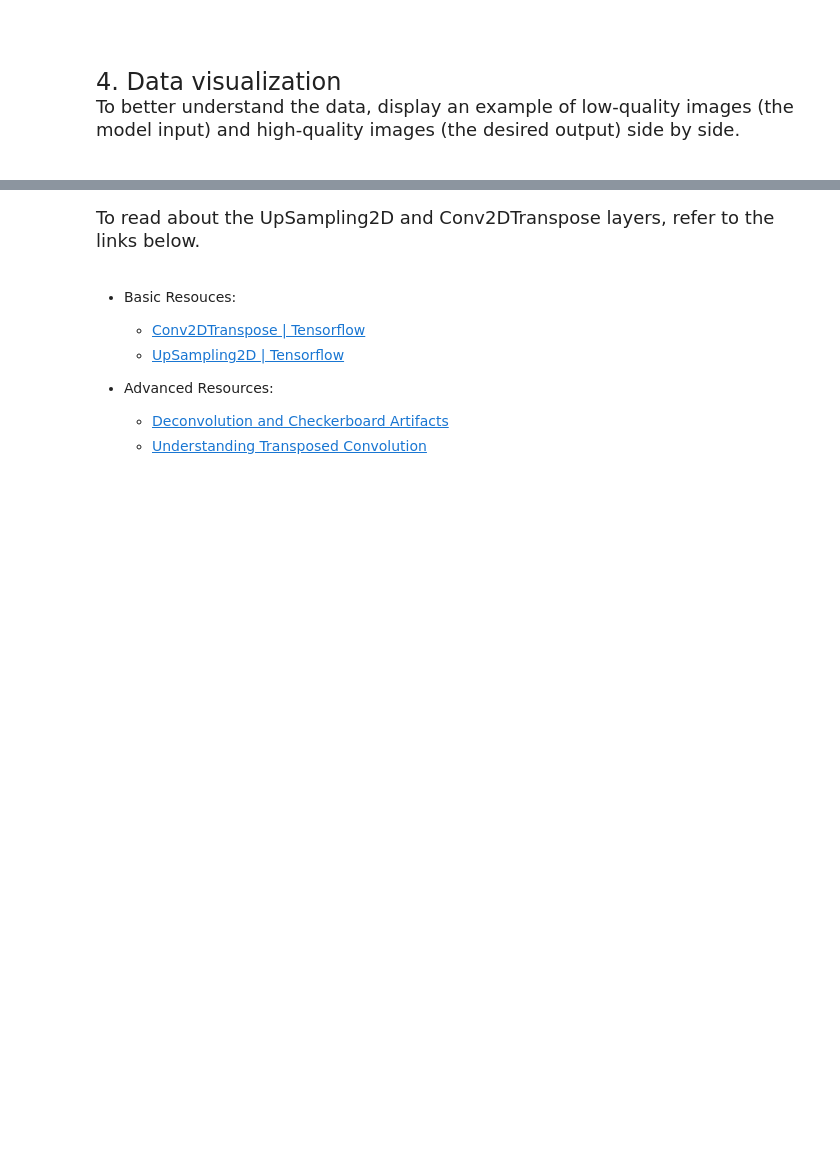
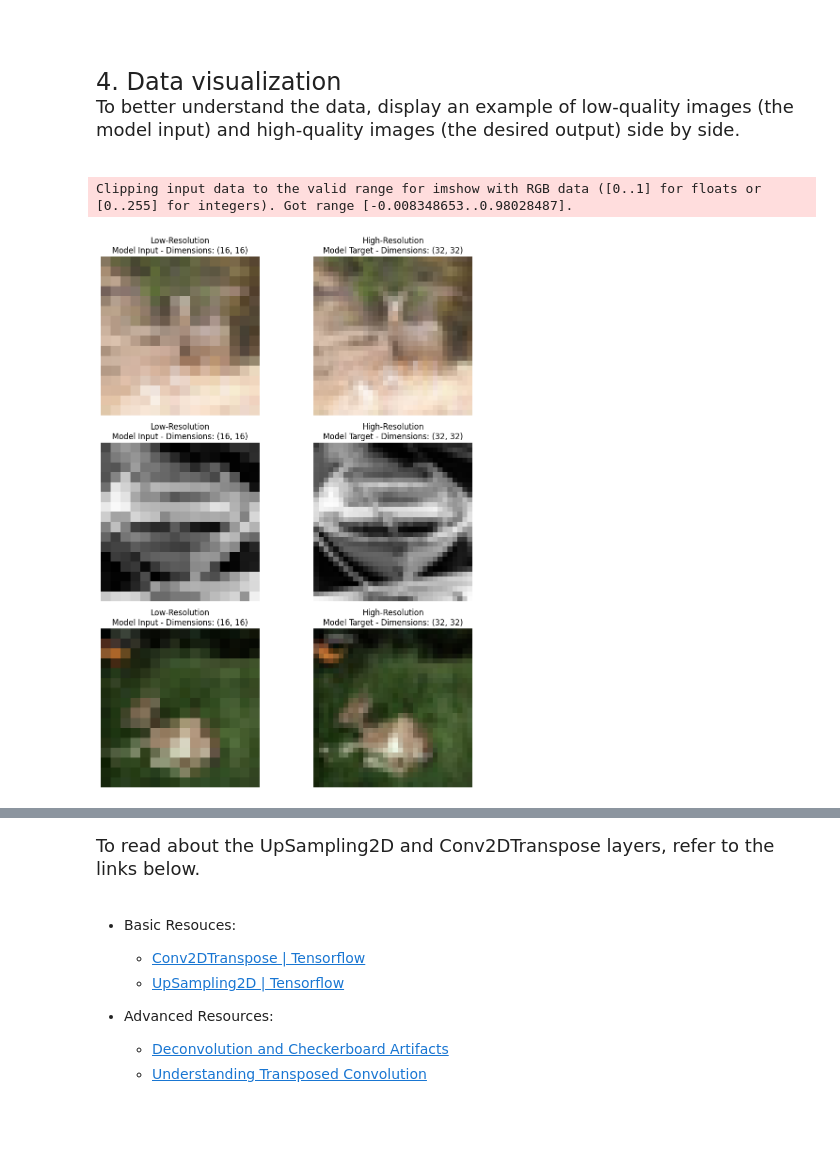
Before and after one commit to sorna-fast/super-resolution-cnn-cifar10, a Jupyter notebook: notebooks/model_training.ipynb.ipynb, the cells around one changed output, grey strips where cells are left out. Cells and saved outputs as stored; diff of their text form; code cells hidden in the pictures; blank space fills up the shorter version.

Commit message:
Draw visualize_hr_lr_comparison and Create Super Resolution function

```diff
--- a/notebooks/model_training.ipynb.ipynb
+++ b/notebooks/model_training.ipynb.ipynb
@@ -144,0 +120,6 @@ Converting dimensions from 32x32 to 16x16
+# %%
+x_train_lr, y_train_hr = create_hr_lr_pairs(x_train)
+x_test_lr, y_test_hr = create_hr_lr_pairs(x_test)
+
+print("High-Resolution image dimensions (model target)",y_train_hr.shape)
+print("Low-Resolution image dimensions (model input)",x_train_lr.shape)
@@ -153,4 +139,29 @@ To better understand the data, display an example of low-quality images (the mod
+# %%
+# TODO: Write a function to display an LR and HR image side by side.
+def visualize_hr_lr_comparison(lr_images, hr_images, num_samples=3):
+    """Comparative display of low-resolution and high-resolution images"""
+
+    fig, axes = plt.subplots(num_samples, 2, figsize=(10, 4*num_samples))
+
+    for i in range(num_samples):
+        idx = np.random.randint(0, len(lr_images))
+
+        # تصویر Low-Resolution (16x16)
+        axes[i, 0].imshow(lr_images[idx])
+        axes[i, 0].set_title(f'Low-Resolution\nModel Input - Dimensions: {lr_images[idx].shape[:2]}')
+        axes[i, 0].axis('off')
+
+        # تصویر High-Resolution (32x32)
+        axes[i, 1].imshow(hr_images[idx])
+        axes[i, 1].set_title(f'High-Resolution\nModel Target - Dimensions: {hr_images[idx].shape[:2]}')
+        axes[i, 1].axis('off')
+
+    plt.tight_layout()
+    plt.savefig("../plots/visualize-hr-lr-comparison.png")
+    plt.show()
 # %%
-# TODO: Write a function to display an LR and HR image side by side.
-
 # TODO: Display a sample of the training data
+visualize_hr_lr_comparison(x_train_lr, y_train_hr)
+# %% [output]
+Clipping input data to the valid range for imshow with RGB data ([0..1] for floats or [0..255] for integers). Got range [-0.008348653..0.98028487].
+[figure, added]
```
Also changed, not shown: parts of 14 cells of this notebook, 1 other file.
